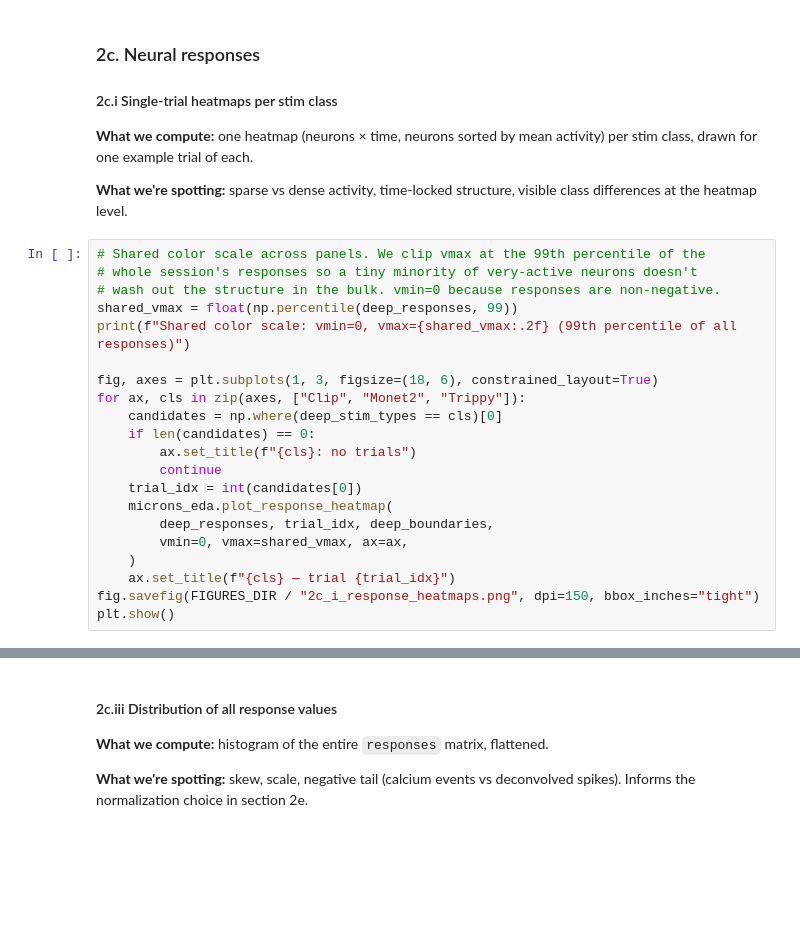
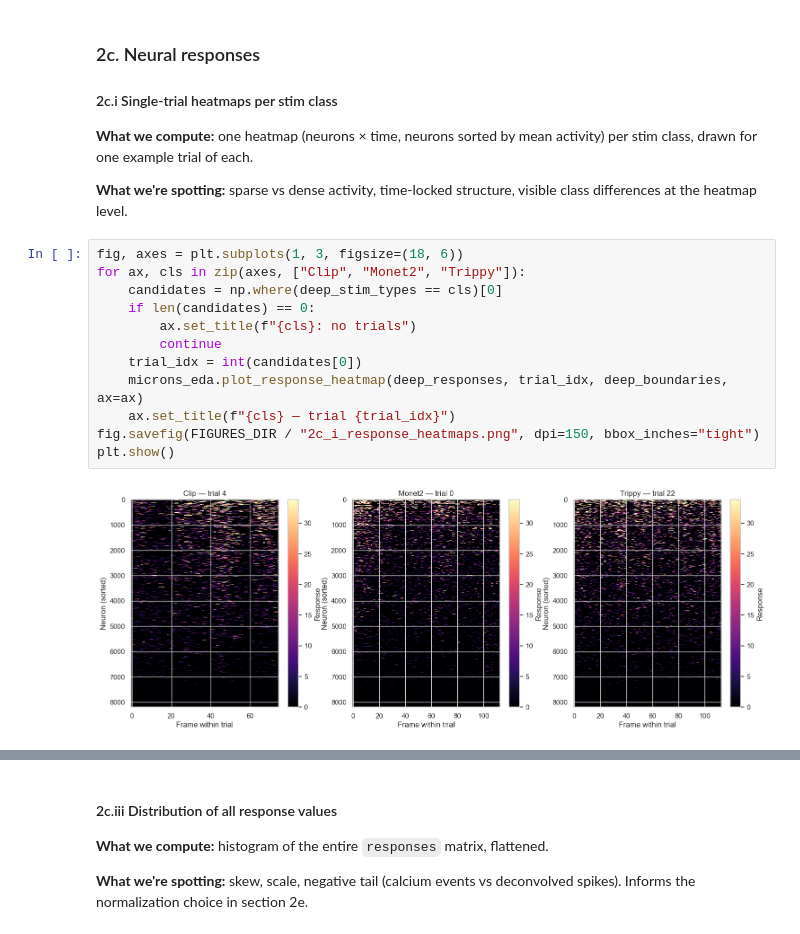
Before and after one commit to federicoscaffidi/lowdim-neuron-dynamics, a Jupyter notebook: eda_microns.ipynb, the cells around one changed output, grey strips where cells are left out. Drawn from its saved outputs; the diff is of its cells as text; blank space fills up the shorter version.

```diff
--- a/eda_microns.ipynb
+++ b/eda_microns.ipynb
@@ -457,23 +457,16 @@ Total 'Unknown' hashes in session 7_5: 0
 
 **What we're spotting:** sparse vs dense activity, time-locked structure, visible class differences at the heatmap level.
 # %%
-# Shared color scale across panels. We clip vmax at the 99th percentile of the
-# whole session's responses so a tiny minority of very-active neurons doesn't
-# wash out the structure in the bulk. vmin=0 because responses are non-negative.
-shared_vmax = float(np.percentile(deep_responses, 99))
-print(f"Shared color scale: vmin=0, vmax={shared_vmax:.2f} (99th percentile of all responses)")
-
-fig, axes = plt.subplots(1, 3, figsize=(18, 6), constrained_layout=True)
+fig, axes = plt.subplots(1, 3, figsize=(18, 6))
 for ax, cls in zip(axes, ["Clip", "Monet2", "Trippy"]):
     candidates = np.where(deep_stim_types == cls)[0]
     if len(candidates) == 0:
         ax.set_title(f"{cls}: no trials")
         continue
     trial_idx = int(candidates[0])
-    microns_eda.plot_response_heatmap(
-        deep_responses, trial_idx, deep_boundaries,
-        vmin=0, vmax=shared_vmax, ax=ax,
-    )
+    microns_eda.plot_response_heatmap(deep_responses, trial_idx, deep_boundaries, ax=ax)
     ax.set_title(f"{cls} — trial {trial_idx}")
 fig.savefig(FIGURES_DIR / "2c_i_response_heatmaps.png", dpi=150, bbox_inches="tight")
 plt.show()
+# %% [output]
+[figure, added]
```
Also changed, not shown: parts of 13 cells of this notebook, 1 other file.
